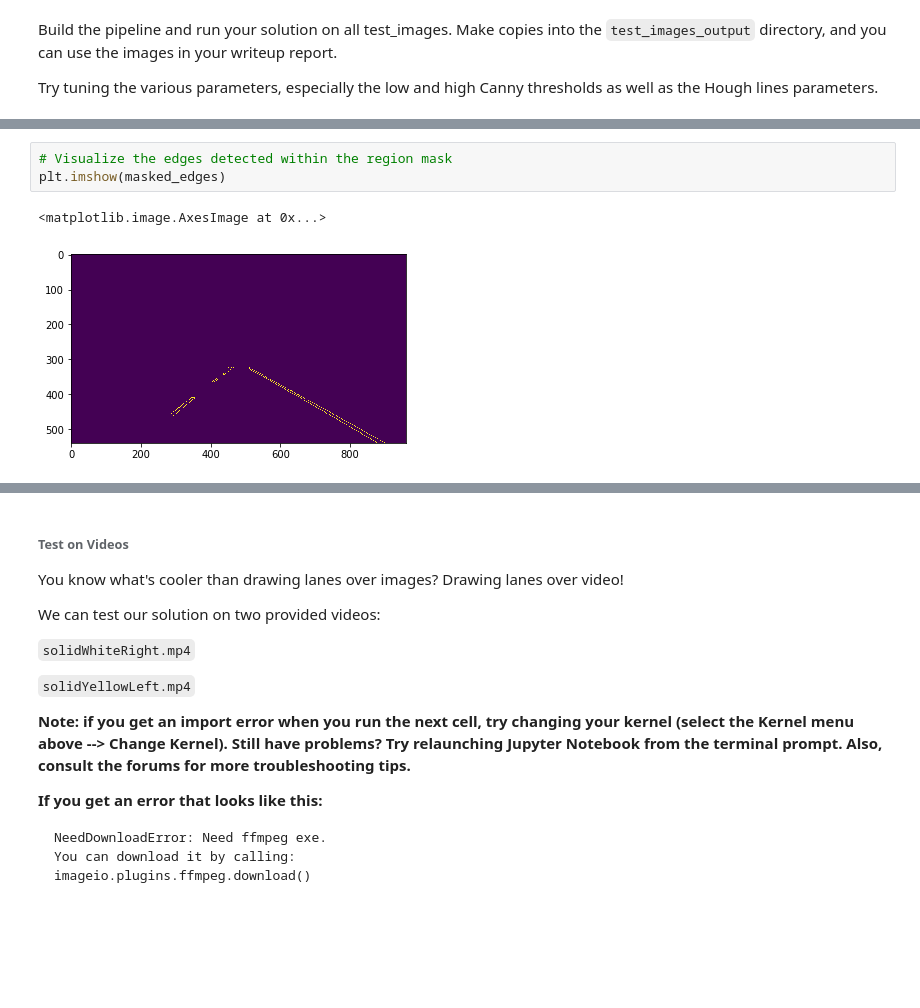
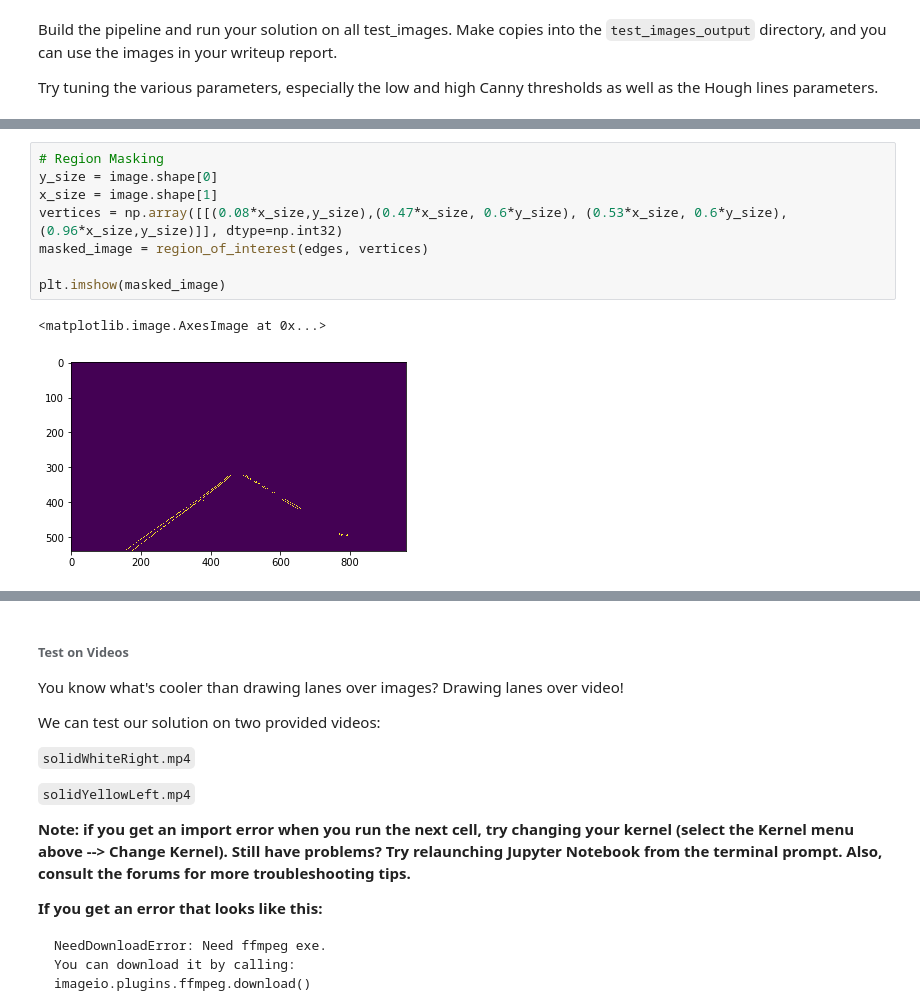
Before and after one commit to jordancharest/Finding-Lane-Lines, a Jupyter notebook: finding_lane_lines.ipynb, the cells around one changed output, grey strips where cells are left out. Cells and saved outputs as stored; diff of their text form; blank space fills up the shorter version.

```diff
--- a/finding_lane_lines.ipynb
+++ b/finding_lane_lines.ipynb
@@ -250,9 +335,14 @@ plt.imshow(show_region)
-# %%
-# Visualize the edges detected within the region mask
-plt.imshow(masked_edges)
-# %% [output]
-<matplotlib.image.AxesImage at 0x...>
-[figure, removed]
+# %%
+# Region Masking
+y_size = image.shape[0]
+x_size = image.shape[1]
+vertices = np.array([[(0.08*x_size,y_size),(0.47*x_size, 0.6*y_size), (0.53*x_size, 0.6*y_size), (0.96*x_size,y_size)]], dtype=np.int32)
+masked_image = region_of_interest(edges, vertices)
+
+plt.imshow(masked_image)
+# %% [output]
+<matplotlib.image.AxesImage at 0x...>
+[figure, added]
 # %%
 # Hough Transformation on the edge detected image to determine line segments
 rho = 2                # distance resolution in pixels of the Hough grid
```
Also changed, not shown: parts of 13 cells of this notebook.
